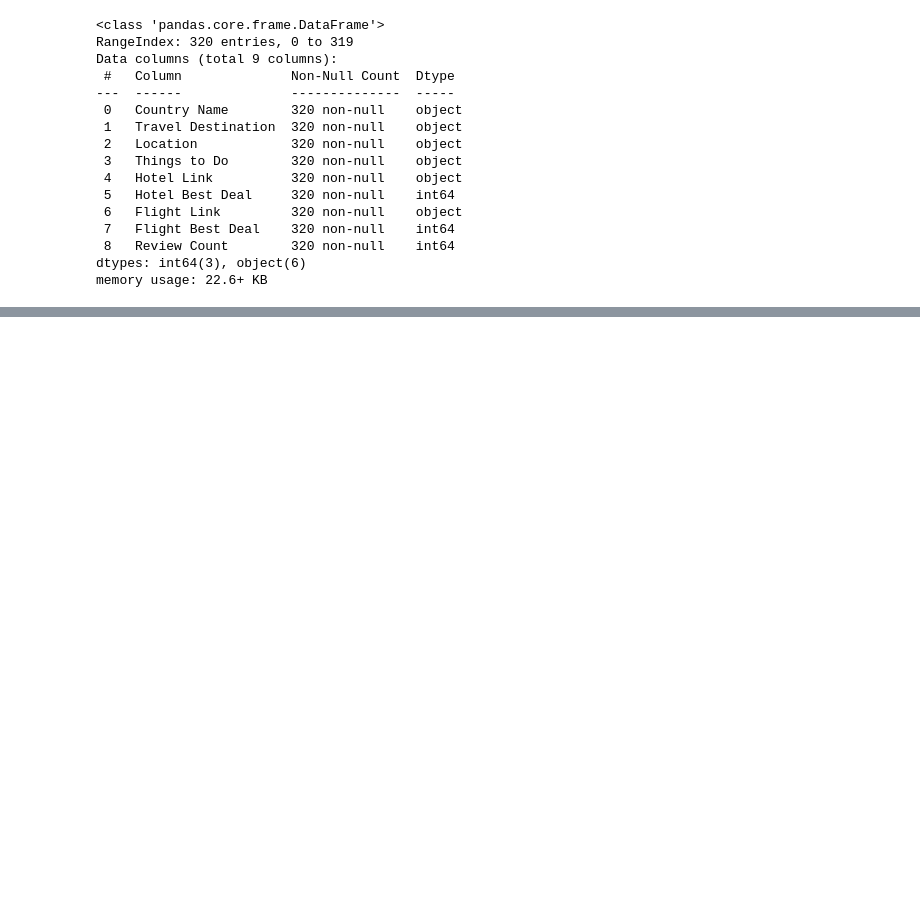
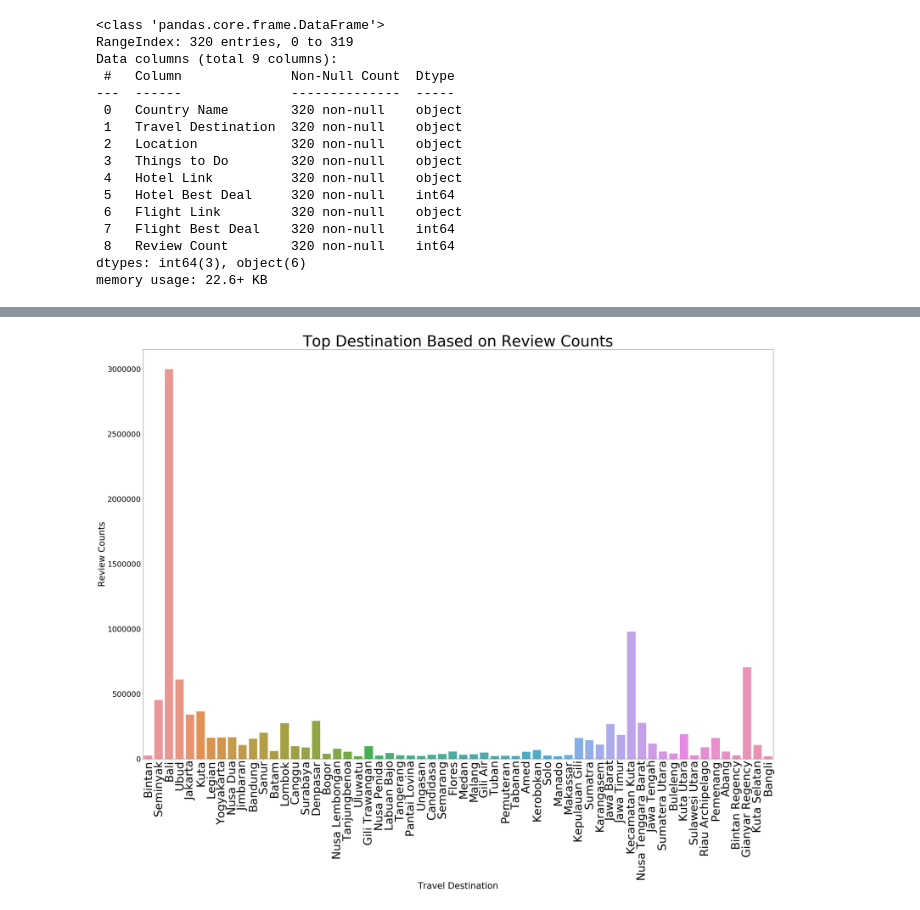
Before and after one commit to chandirairina/Travel-Recommendation-System---Final-Project, a Jupyter notebook: Final Project_Notebook.ipynb, the cells around one changed output, grey strips where cells are left out. Saved outputs shown, nothing was run; the diff lists cells and outputs as text; code cells hidden in the pictures; blank space fills up the shorter version.

```diff
--- a/Final Project_Notebook.ipynb
+++ b/Final Project_Notebook.ipynb
@@ -1033,0 +1953,6 @@ df_hotelflight_id.to_csv("dataset_recsys1_indo.csv", index=False)
+# %%
+IQR=df1["Review Count"].describe()["75%"]-df1["Review Count"].describe()["25%"]
+maxim=df1["Review Count"].describe()["75%"]+IQR
+minim=df1["Review Count"].describe()["25%"]-IQR
+# %%
+df_pop=df1[df1["Review Count"]>maxim]
@@ -1033,0 +1998,14 @@ df_hotelflight_id.to_csv("dataset_recsys1_indo.csv", index=False)
+# %%
+import matplotlib
+fig=plt.figure(figsize=(45,30))
+sns.barplot(x="Travel Destination", y="Review Count", data=df_pop)
+plt.xticks(rotation=90)
+plt.yticks(fontsize=30)
+matplotlib.rc("xtick",labelsize=45)
+matplotlib.rc("ytick",labelsize=45)
+plt.xlabel('Travel Destination',fontsize=35)
+plt.ylabel('Review Counts',fontsize=35)
+plt.title("Top Destination Based on Review Counts", fontsize=60)
+fig.savefig("topdestination.png")
+# %% [output]
+[figure, added]
```
Also changed, not shown: parts of 164 cells of this notebook, 3 other files.
